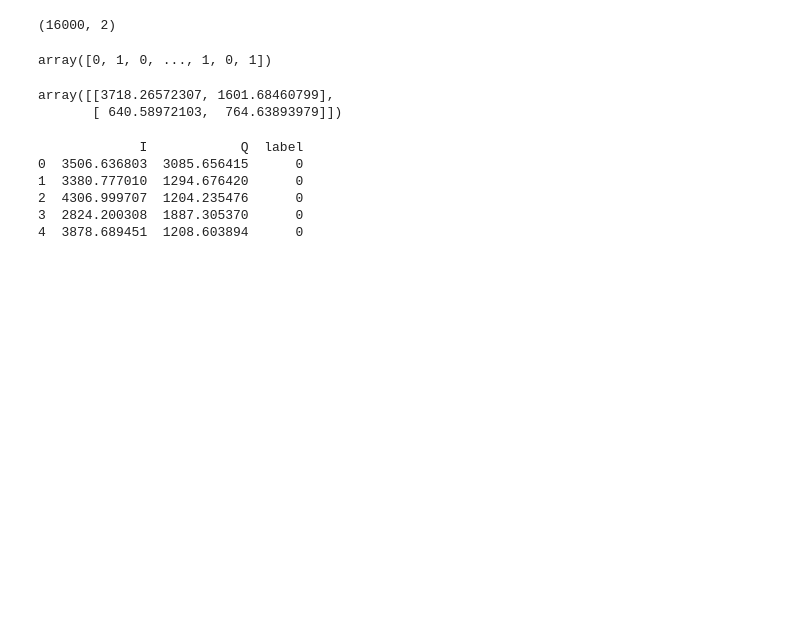
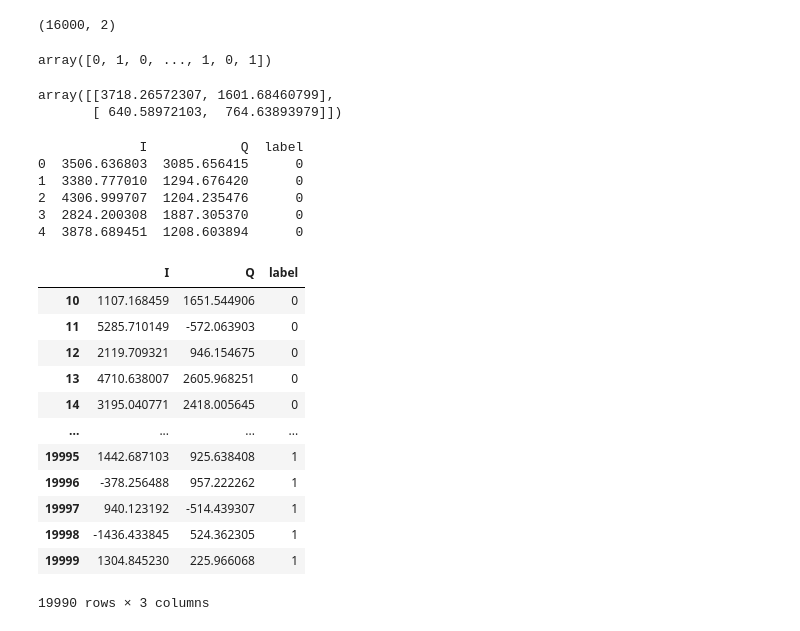
Before and after one commit to Katermurch/BlueFridgeNonLin, a Jupyter notebook: threestate_discrim.ipynb, the cells around one changed output. Cells and saved outputs as stored; diff of their text form; code cells hidden in the pictures; blank space fills up the shorter version.

```diff
--- a/threestate_discrim.ipynb
+++ b/threestate_discrim.ipynb
@@ -244,0 +243,16 @@ df.to_csv("IQdata.csv", index = False)
+# %%
+df.iloc[10:]
+# %% [output]
+|  | I | Q | label |
+| 10 | 1107.168459 | 1651.544906 | 0 |
+| 11 | 5285.710149 | -572.063903 | 0 |
+| 12 | 2119.709321 | 946.154675 | 0 |
+| 13 | 4710.638007 | 2605.968251 | 0 |
+| 14 | 3195.040771 | 2418.005645 | 0 |
+| ... | ... | ... | ... |
+| 19995 | 1442.687103 | 925.638408 | 1 |
+| 19996 | -378.256488 | 957.222262 | 1 |
+| 19997 | 940.123192 | -514.439307 | 1 |
+| 19998 | -1436.433845 | 524.362305 | 1 |
+| 19999 | 1304.845230 | 225.966068 | 1 |
+19990 rows × 3 columns
```
Also changed, not shown: parts of 1 cell of this notebook, 2 other files.
